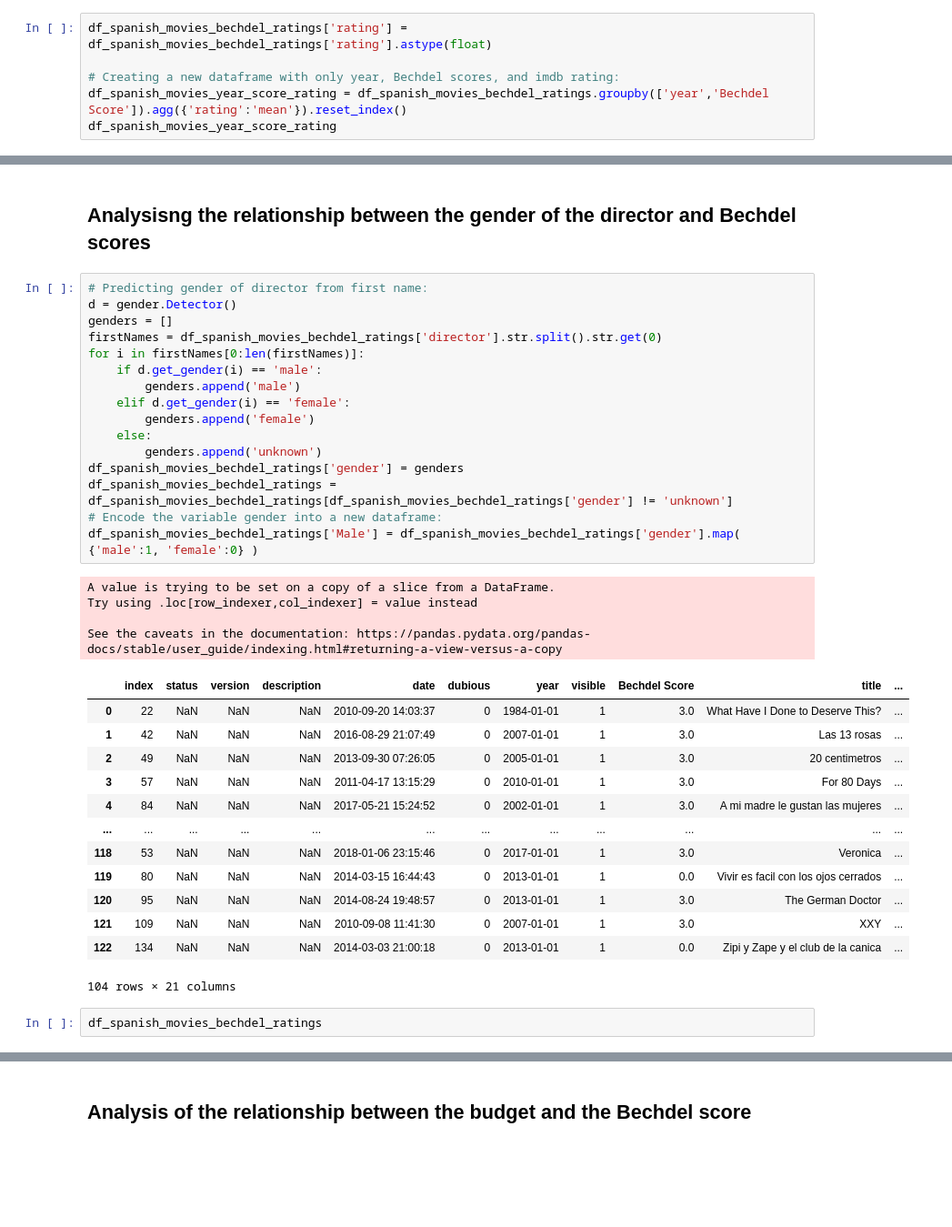
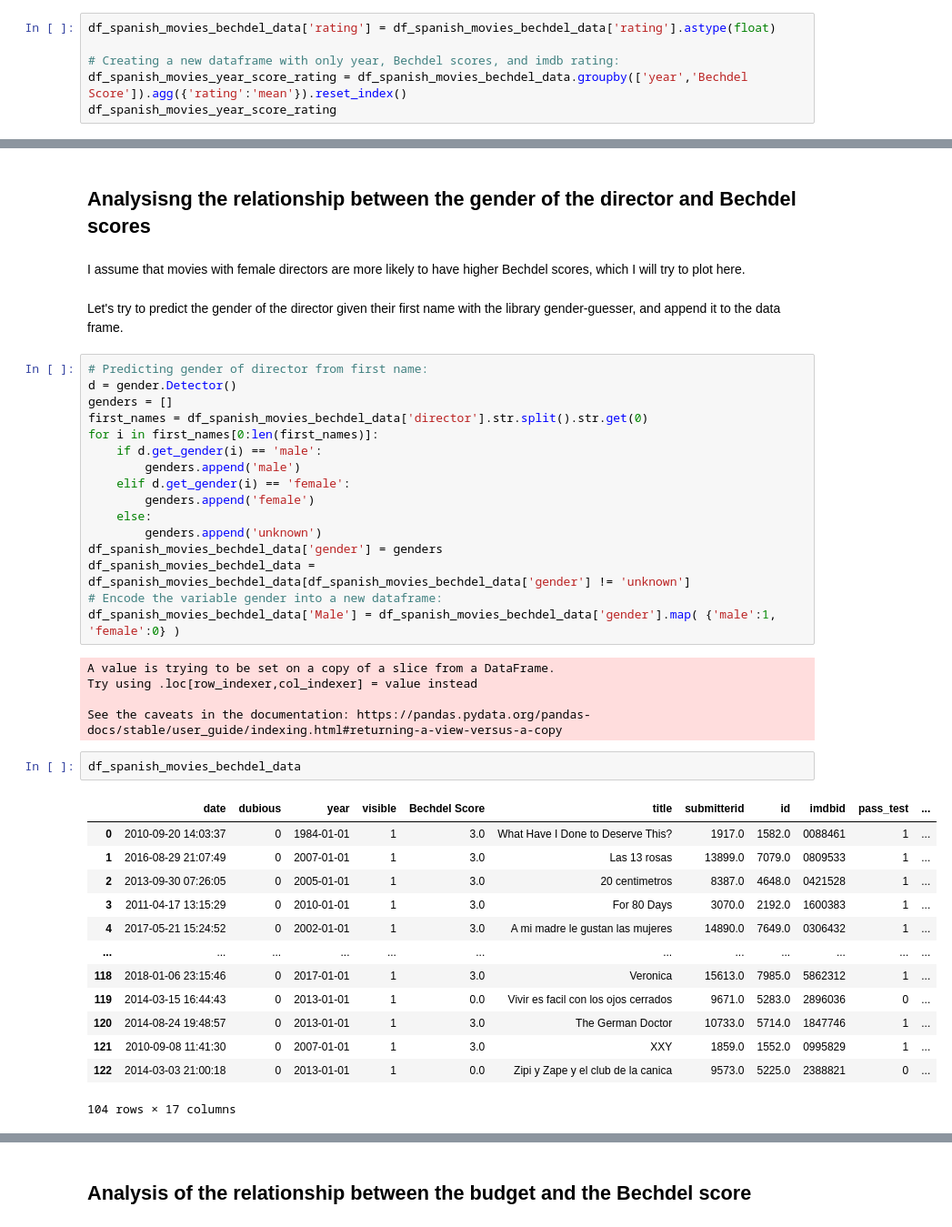
Before and after one commit to gon-martinam/bechdel-test-spanish-films, a Jupyter notebook: bechdel_test.ipynb, the cells around one changed output, grey strips where cells are left out. Shown at 91% size. Saved outputs shown, nothing was run; the diff lists cells and outputs as text; blank space fills up the shorter version.

```diff
--- a/bechdel_test.ipynb
+++ b/bechdel_test.ipynb
@@ -101,8 +139,8 @@ df_spanish_movies_bechdel_ratings
 # %%
-df_spanish_movies_bechdel_ratings['rating'] = df_spanish_movies_bechdel_ratings['rating'].astype(float)
+df_spanish_movies_bechdel_data['rating'] = df_spanish_movies_bechdel_data['rating'].astype(float)
 
 # Creating a new dataframe with only year, Bechdel scores, and imdb rating:
-df_spanish_movies_year_score_rating = df_spanish_movies_bechdel_ratings.groupby(['year','Bechdel Score']).agg({'rating':'mean'}).reset_index()
+df_spanish_movies_year_score_rating = df_spanish_movies_bechdel_data.groupby(['year','Bechdel Score']).agg({'rating':'mean'}).reset_index()
 df_spanish_movies_year_score_rating
 # %% [output]
 |  | year | Bechdel Score | rating |
@@ -130,38 +168,43 @@ ggsave(plot = ratings_plot, filename = 'Ratings plot')
 # %% [markdown]
 ## Analysisng the relationship between the gender of the director and Bechdel scores
+# %% [markdown]
+I assume that movies with female directors are more likely to have higher Bechdel scores, which I will try to plot here.
+# %% [markdown]
+Let's try to predict the gender of the director given their first name with the library gender-guesser, and append it to the data frame.
 # %%
 # Predicting gender of director from first name:
 d = gender.Detector()
 genders = []
-firstNames = df_spanish_movies_bechdel_ratings['director'].str.split().str.get(0)
-for i in firstNames[0:len(firstNames)]:
+first_names = df_spanish_movies_bechdel_data['director'].str.split().str.get(0)
+for i in first_names[0:len(first_names)]:
     if d.get_gender(i) == 'male':
         genders.append('male')
     elif d.get_gender(i) == 'female':
         genders.append('female')
     else:
         genders.append('unknown')
-df_spanish_movies_bechdel_ratings['gender'] = genders
-df_spanish_movies_bechdel_ratings = df_spanish_movies_bechdel_ratings[df_spanish_movies_bechdel_ratings['gender'] != 'unknown']
+df_spanish_movies_bechdel_data['gender'] = genders
+df_spanish_movies_bechdel_data = df_spanish_movies_bechdel_data[df_spanish_movies_bechdel_data['gender'] != 'unknown']
 # Encode the variable gender into a new dataframe:
-df_spanish_movies_bechdel_ratings['Male'] = df_spanish_movies_bechdel_ratings['gender'].map( {'male':1, 'female':0} )
+df_spanish_movies_bechdel_data['Male'] = df_spanish_movies_bechdel_data['gender'].map( {'male':1, 'female':0} )
 # %% [output]
 A value is trying to be set on a copy of a slice from a DataFrame.
 Try using .loc[row_indexer,col_indexer] = value instead
 
 See the caveats in the documentation: https://pandas.pydata.org/pandas-docs/stable/user_guide/indexing.html#returning-a-view-versus-a-copy
-|  | index | status | version | description | date | dubious | year | visible | Bechdel Score | title | ... |
-| 0 | 22 | NaN | NaN | NaN | 2010-09-20 14:03:37 | 0 | 1984-01-01 | 1 | 3.0 | What Have I Done to Deserve This? | ... |
-| 1 | 42 | NaN | NaN | NaN | 2016-08-29 21:07:49 | 0 | 2007-01-01 | 1 | 3.0 | Las 13 rosas | ... |
-| 2 | 49 | NaN | NaN | NaN | 2013-09-30 07:26:05 | 0 | 2005-01-01 | 1 | 3.0 | 20 centimetros | ... |
-| 3 | 57 | NaN | NaN | NaN | 2011-04-17 13:15:29 | 0 | 2010-01-01 | 1 | 3.0 | For 80 Days | ... |
-| 4 | 84 | NaN | NaN | NaN | 2017-05-21 15:24:52 | 0 | 2002-01-01 | 1 | 3.0 | A mi madre le gustan las mujeres | ... |
-| ... | ... | ... | ... | ... | ... | ... | ... | ... | ... | ... | ... |
-| 118 | 53 | NaN | NaN | NaN | 2018-01-06 23:15:46 | 0 | 2017-01-01 | 1 | 3.0 | Veronica | ... |
-| 119 | 80 | NaN | NaN | NaN | 2014-03-15 16:44:43 | 0 | 2013-01-01 | 1 | 0.0 | Vivir es facil con los ojos cerrados | ... |
-| 120 | 95 | NaN | NaN | NaN | 2014-08-24 19:48:57 | 0 | 2013-01-01 | 1 | 3.0 | The German Doctor | ... |
-| 121 | 109 | NaN | NaN | NaN | 2010-09-08 11:41:30 | 0 | 2007-01-01 | 1 | 3.0 | XXY | ... |
-| 122 | 134 | NaN | NaN | NaN | 2014-03-03 21:00:18 | 0 | 2013-01-01 | 1 | 0.0 | Zipi y Zape y el club de la canica | ... |
-104 rows × 21 columns
-# %%
-df_spanish_movies_bechdel_ratings
+# %%
+df_spanish_movies_bechdel_data
+# %% [output]
+|  | date | dubious | year | visible | Bechdel Score | title | submitterid | id | imdbid | pass_test | ... |
+| 0 | 2010-09-20 14:03:37 | 0 | 1984-01-01 | 1 | 3.0 | What Have I Done to Deserve This? | 1917.0 | 1582.0 | 0088461 | 1 | ... |
+| 1 | 2016-08-29 21:07:49 | 0 | 2007-01-01 | 1 | 3.0 | Las 13 rosas | 13899.0 | 7079.0 | 0809533 | 1 | ... |
+| 2 | 2013-09-30 07:26:05 | 0 | 2005-01-01 | 1 | 3.0 | 20 centimetros | 8387.0 | 4648.0 | 0421528 | 1 | ... |
+| 3 | 2011-04-17 13:15:29 | 0 | 2010-01-01 | 1 | 3.0 | For 80 Days | 3070.0 | 2192.0 | 1600383 | 1 | ... |
+| 4 | 2017-05-21 15:24:52 | 0 | 2002-01-01 | 1 | 3.0 | A mi madre le gustan las mujeres | 14890.0 | 7649.0 | 0306432 | 1 | ... |
+| ... | ... | ... | ... | ... | ... | ... | ... | ... | ... | ... | ... |
+| 118 | 2018-01-06 23:15:46 | 0 | 2017-01-01 | 1 | 3.0 | Veronica | 15613.0 | 7985.0 | 5862312 | 1 | ... |
+| 119 | 2014-03-15 16:44:43 | 0 | 2013-01-01 | 1 | 0.0 | Vivir es facil con los ojos cerrados | 9671.0 | 5283.0 | 2896036 | 0 | ... |
+| 120 | 2014-08-24 19:48:57 | 0 | 2013-01-01 | 1 | 3.0 | The German Doctor | 10733.0 | 5714.0 | 1847746 | 1 | ... |
+| 121 | 2010-09-08 11:41:30 | 0 | 2007-01-01 | 1 | 3.0 | XXY | 1859.0 | 1552.0 | 0995829 | 1 | ... |
+| 122 | 2014-03-03 21:00:18 | 0 | 2013-01-01 | 1 | 0.0 | Zipi y Zape y el club de la canica | 9573.0 | 5225.0 | 2388821 | 0 | ... |
+104 rows × 17 columns
```
Also changed, not shown: parts of 39 cells of this notebook.
